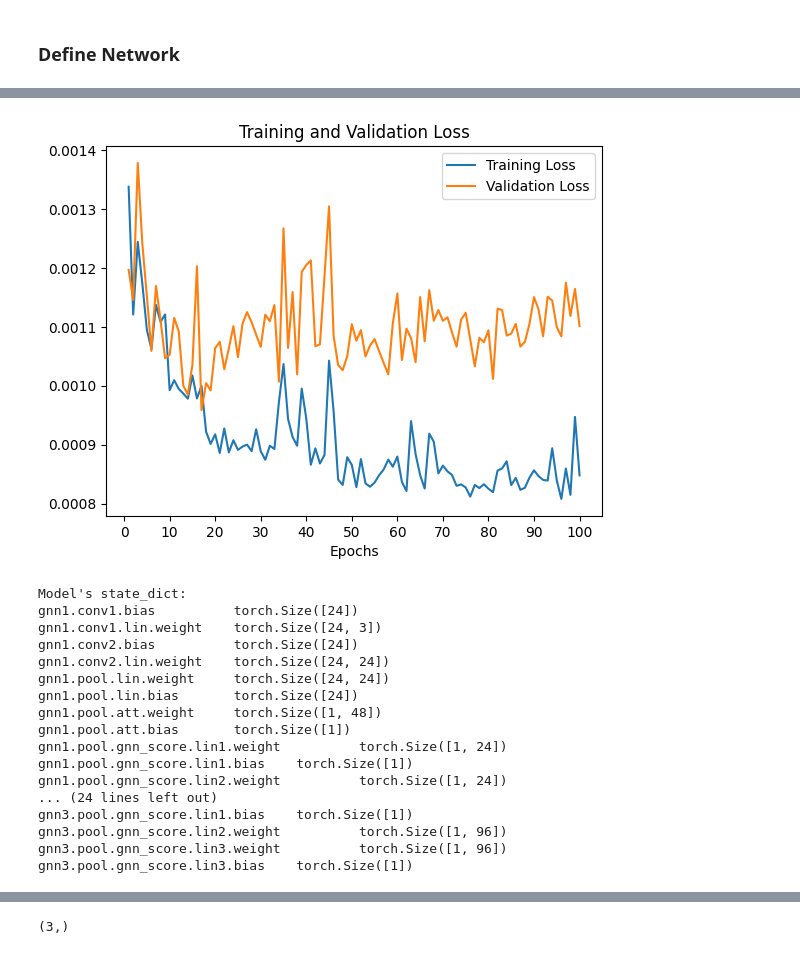
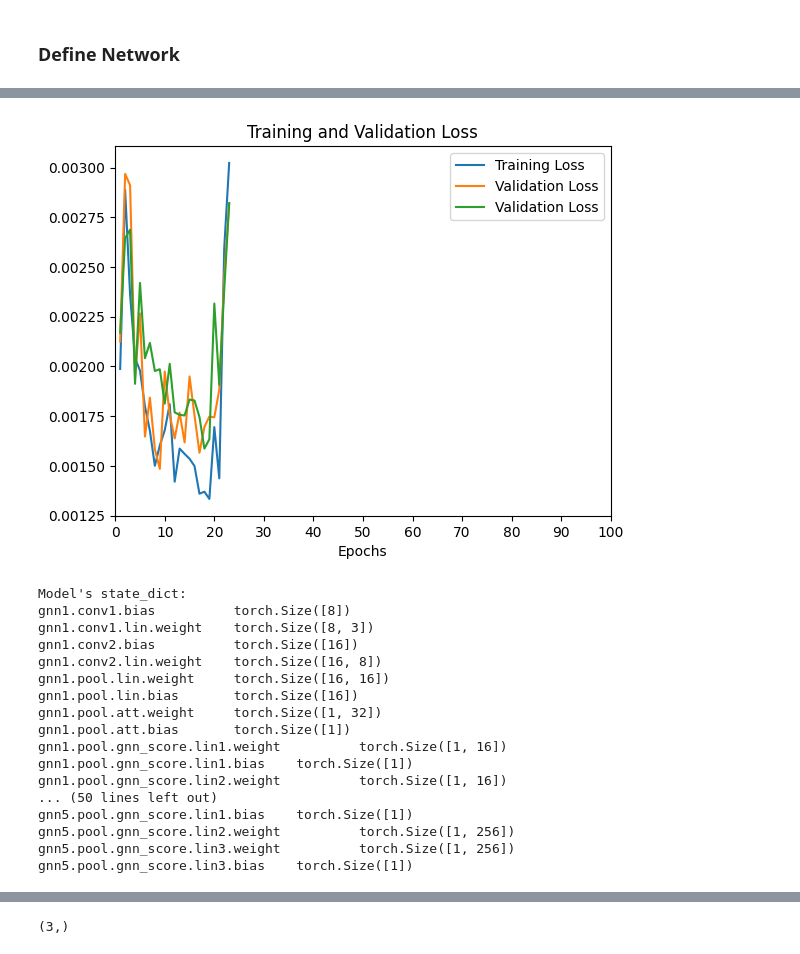
Before and after one commit to TomyjBerg/ADLProtProject, a Jupyter notebook: model_siamese_baseline4_asapool2.ipynb, the cells around one changed output, grey strips where cells are left out. Cells and saved outputs as stored; diff of their text form; code cells hidden in the pictures.

Commit message:
new asapool model with batching

```diff
--- a/model_siamese_baseline4_asapool2.ipynb
+++ b/model_siamese_baseline4_asapool2.ipynb
@@ -176,9 +176,12 @@ class ASAPool(torch.nn.Module):
     def __init__(self):
         super(ASAPool, self).__init__()
 
-        self.gnn1 = GNN(dataset.num_features, 24, 24, pool_ratio=0.25)
-        self.gnn2 = GNN(24, 32, 48, pool_ratio = 0.25)
-        self.gnn3 = GNN(48, 72, 96, pool_ratio = 1)
+        self.gnn1 = GNN(dataset.num_features, 8, 16, pool_ratio=0.5)
+        self.gnn2 = GNN(16, 32, 48, pool_ratio = 0.5)
+        self.gnn3 = GNN(48, 64, 96, pool_ratio = 0.5)
+        self.gnn4 = GNN(96, 128, 164, pool_ratio = 0.5)
+        self.gnn5 = GNN(164, 208, 256, pool_ratio = 1)
+
 
         # Final Classifier
         #self.lin1 = torch.nn.Linear(96, 48)
@@ -204,6 +207,14 @@ class ASAPool(torch.nn.Module):
         x, edge_index, batch = self.gnn3(x, edge_index, batch)
         #print(x.shape, edge_index.shape, batch.shape)
 
+        # Hierarchical Step #4
+        x, edge_index, batch = self.gnn4(x, edge_index, batch)
+        #print(x.shape, edge_index.shape, batch.shape)
+
+        # Hierarchical Step #5
+        x, edge_index, batch = self.gnn5(x, edge_index, batch)
+        #print(x.shape, edge_index.shape, batch.shape)
+
         # Final Classification
         #x = F.relu(self.lin1(x)) # Fully connected layer + relu
         #x = F.relu(self.lin2(x)) # Fully connected layer + relu
@@ -328,0 +387,12 @@ Epoch: 100, Train Loss: 0.348, Train LR: 0.324, Val LR: 0.105, Test LR: 0.111
+# %%
+train_losses = np.load(f'{model_name}_training_loss.npy', allow_pickle=True)
+train_distances_lab0 = np.load(f'{model_name}_training_distances_lab0.npy', allow_pickle=True)
+train_distances_lab1 = np.load(f'{model_name}_training_distances_lab1.npy', allow_pickle=True)
+
+validation_losses = np.load(f'{model_name}_validation_loss.npy', allow_pickle=True)
+validation_distances_lab0 = np.load(f'{model_name}_validation_distances_lab0.npy', allow_pickle=True)
+validation_distances_lab1 = np.load(f'{model_name}_validation_distances_lab1.npy', allow_pickle=True)
+
+test_losses = np.load(f'{model_name}_test_loss.npy', allow_pickle=True)
+test_distances_lab0 = np.load(f'{model_name}_test_distances_lab0.npy', allow_pickle=True)
+test_distances_lab1 = np.load(f'{model_name}_test_distances_lab1.npy', allow_pickle=True)
@@ -388,27 +465,28 @@ test_distances_lab0[0]
 # %%
 import matplotlib.pyplot as plt
 
 # Generate a sequence of integers to represent the epoch numbers
-epochs = range(1, num_epochs+1)
+epochs = range(1, last_saved_epoch+1)
 
 # Plot and label the training and validation loss values
 plt.plot(epochs, [x/len(train_dataset) for x in train_losses], label='Training Loss')
 plt.plot(epochs, [y/len(val_dataset) for y in validation_losses], label='Validation Loss')
+plt.plot(epochs, [z/len(test_dataset) for z in test_losses], label='Validation Loss')
 
 # Add in a title and axes labels
 plt.title('Training and Validation Loss')
 plt.xlabel('Epochs')
 #plt.ylabel('Loss')
 
 # Set the tick locations
-plt.xticks(np.arange(0, num_epochs+1, num_epochs/10))
+plt.xticks(np.arange(0, last_saved_epoch+1, last_saved_epoch/10))
 
 # Display the plot
 plt.legend(loc='best')
 plt.savefig(f'{model_name}_Training and Validation Loss.png')
 plt.show()
 # %% [output]
-[figure, old version]
+[figure, new version]
 # %%
 # Print model's state_dict
 print("Model's state_dict:")
@@ -416,22 +494,22 @@ for param_tensor in model.state_dict():
     print(param_tensor, "\t", model.state_dict()[param_tensor].size())
 # %% [output]
 Model's state_dict:
-gnn1.conv1.bias          torch.Size([24])
-gnn1.conv1.lin.weight    torch.Size([24, 3])
-gnn1.conv2.bias          torch.Size([24])
-gnn1.conv2.lin.weight    torch.Size([24, 24])
-gnn1.pool.lin.weight     torch.Size([24, 24])
-gnn1.pool.lin.bias       torch.Size([24])
-gnn1.pool.att.weight     torch.Size([1, 48])
+gnn1.conv1.bias          torch.Size([8])
+gnn1.conv1.lin.weight    torch.Size([8, 3])
+gnn1.conv2.bias          torch.Size([16])
+gnn1.conv2.lin.weight    torch.Size([16, 8])
+gnn1.pool.lin.weight     torch.Size([16, 16])
+gnn1.pool.lin.bias       torch.Size([16])
+gnn1.pool.att.weight     torch.Size([1, 32])
 gnn1.pool.att.bias       torch.Size([1])
-gnn1.pool.gnn_score.lin1.weight          torch.Size([1, 24])
+gnn1.pool.gnn_score.lin1.weight          torch.Size([1, 16])
 gnn1.pool.gnn_score.lin1.bias    torch.Size([1])
-gnn1.pool.gnn_score.lin2.weight          torch.Size([1, 24])
-... (24 lines left out)
-gnn3.pool.gnn_score.lin1.bias    torch.Size([1])
-gnn3.pool.gnn_score.lin2.weight          torch.Size([1, 96])
-gnn3.pool.gnn_score.lin3.weight          torch.Size([1, 96])
-gnn3.pool.gnn_score.lin3.bias    torch.Size([1])
+gnn1.pool.gnn_score.lin2.weight          torch.Size([1, 16])
+... (50 lines left out)
+gnn5.pool.gnn_score.lin1.bias    torch.Size([1])
+gnn5.pool.gnn_score.lin2.weight          torch.Size([1, 256])
+gnn5.pool.gnn_score.lin3.weight          torch.Size([1, 256])
+gnn5.pool.gnn_score.lin3.bias    torch.Size([1])
 # %%
 # Print optimizer's state_dict
 print("Optimizer's state_dict:")
```
Also changed, not shown: parts of 16 cells of this notebook.
